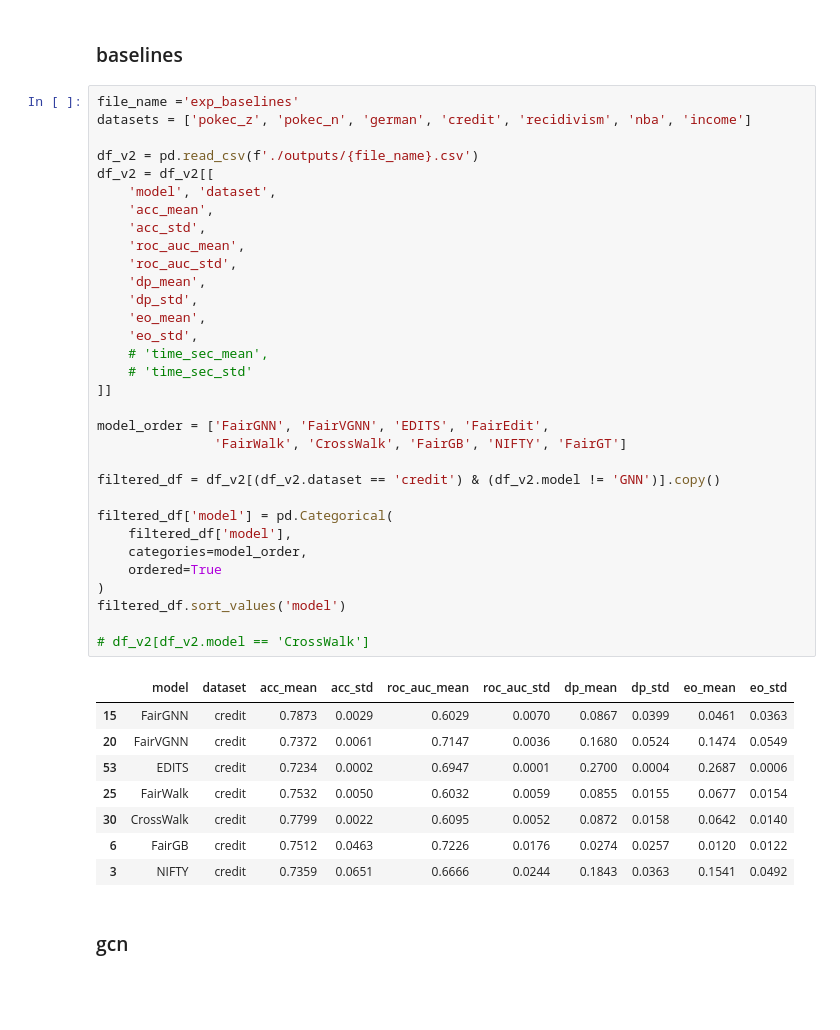
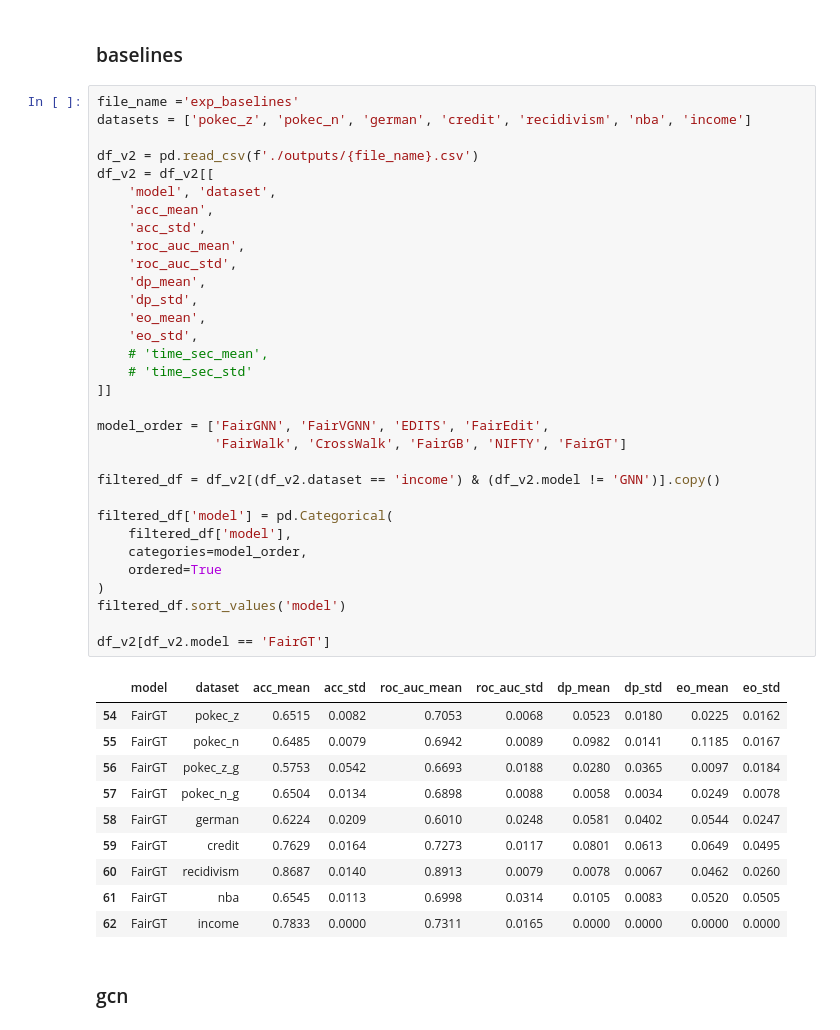
Before and after one commit to sybeam27/FairGate, a Jupyter notebook: results.ipynb, the cells around one changed output. Saved outputs shown, nothing was run; the diff lists cells and outputs as text; blank space fills up the shorter version.

```diff
--- a/results.ipynb
+++ b/results.ipynb
@@ -81,42 +81,44 @@ file_name ='exp_baselines'
 datasets = ['pokec_z', 'pokec_n', 'german', 'credit', 'recidivism', 'nba', 'income']
 
 df_v2 = pd.read_csv(f'./outputs/{file_name}.csv')
 df_v2 = df_v2[[
     'model', 'dataset',
     'acc_mean',
     'acc_std',
     'roc_auc_mean',
     'roc_auc_std',
     'dp_mean',
     'dp_std',
     'eo_mean',
     'eo_std',
     # 'time_sec_mean',
     # 'time_sec_std'
 ]]
 
 model_order = ['FairGNN', 'FairVGNN', 'EDITS', 'FairEdit',
                'FairWalk', 'CrossWalk', 'FairGB', 'NIFTY', 'FairGT']
 
-filtered_df = df_v2[(df_v2.dataset == 'credit') & (df_v2.model != 'GNN')].copy()
+filtered_df = df_v2[(df_v2.dataset == 'income') & (df_v2.model != 'GNN')].copy()
 
 filtered_df['model'] = pd.Categorical(
     filtered_df['model'],
     categories=model_order,
     ordered=True
 )
 filtered_df.sort_values('model')
 
-# df_v2[df_v2.model == 'CrossWalk']
+df_v2[df_v2.model == 'FairGT']
 # %% [output]
 |  | model | dataset | acc_mean | acc_std | roc_auc_mean | roc_auc_std | dp_mean | dp_std | eo_mean | eo_std |
-| 15 | FairGNN | credit | 0.7873 | 0.0029 | 0.6029 | 0.0070 | 0.0867 | 0.0399 | 0.0461 | 0.0363 |
-| 20 | FairVGNN | credit | 0.7372 | 0.0061 | 0.7147 | 0.0036 | 0.1680 | 0.0524 | 0.1474 | 0.0549 |
-| 53 | EDITS | credit | 0.7234 | 0.0002 | 0.6947 | 0.0001 | 0.2700 | 0.0004 | 0.2687 | 0.0006 |
-| 25 | FairWalk | credit | 0.7532 | 0.0050 | 0.6032 | 0.0059 | 0.0855 | 0.0155 | 0.0677 | 0.0154 |
-| 30 | CrossWalk | credit | 0.7799 | 0.0022 | 0.6095 | 0.0052 | 0.0872 | 0.0158 | 0.0642 | 0.0140 |
-| 6 | FairGB | credit | 0.7512 | 0.0463 | 0.7226 | 0.0176 | 0.0274 | 0.0257 | 0.0120 | 0.0122 |
-| 3 | NIFTY | credit | 0.7359 | 0.0651 | 0.6666 | 0.0244 | 0.1843 | 0.0363 | 0.1541 | 0.0492 |
+| 54 | FairGT | pokec_z | 0.6515 | 0.0082 | 0.7053 | 0.0068 | 0.0523 | 0.0180 | 0.0225 | 0.0162 |
+| 55 | FairGT | pokec_n | 0.6485 | 0.0079 | 0.6942 | 0.0089 | 0.0982 | 0.0141 | 0.1185 | 0.0167 |
+| 56 | FairGT | pokec_z_g | 0.5753 | 0.0542 | 0.6693 | 0.0188 | 0.0280 | 0.0365 | 0.0097 | 0.0184 |
+| 57 | FairGT | pokec_n_g | 0.6504 | 0.0134 | 0.6898 | 0.0088 | 0.0058 | 0.0034 | 0.0249 | 0.0078 |
+| 58 | FairGT | german | 0.6224 | 0.0209 | 0.6010 | 0.0248 | 0.0581 | 0.0402 | 0.0544 | 0.0247 |
+| 59 | FairGT | credit | 0.7629 | 0.0164 | 0.7273 | 0.0117 | 0.0801 | 0.0613 | 0.0649 | 0.0495 |
+| 60 | FairGT | recidivism | 0.8687 | 0.0140 | 0.8913 | 0.0079 | 0.0078 | 0.0067 | 0.0462 | 0.0260 |
+| 61 | FairGT | nba | 0.6545 | 0.0113 | 0.6998 | 0.0314 | 0.0105 | 0.0083 | 0.0520 | 0.0505 |
+| 62 | FairGT | income | 0.7833 | 0.0000 | 0.7311 | 0.0165 | 0.0000 | 0.0000 | 0.0000 | 0.0000 |
 # %% [markdown]
 ### gcn
 # %%
```
Also changed, not shown: 5 other files.
